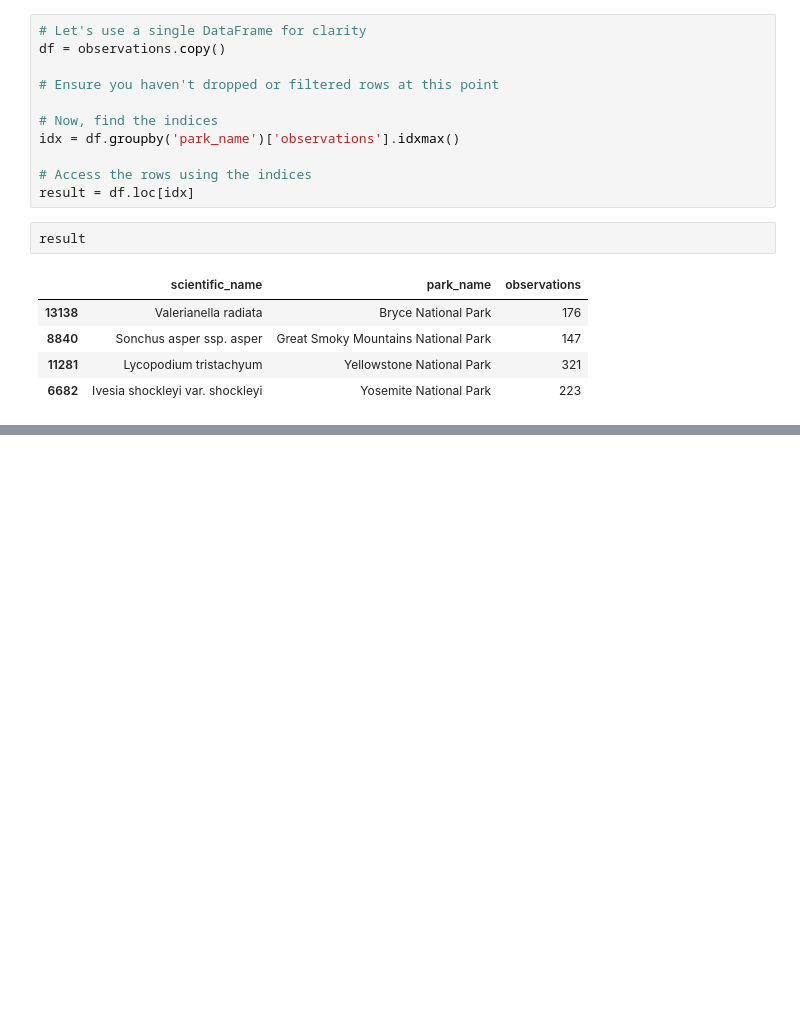
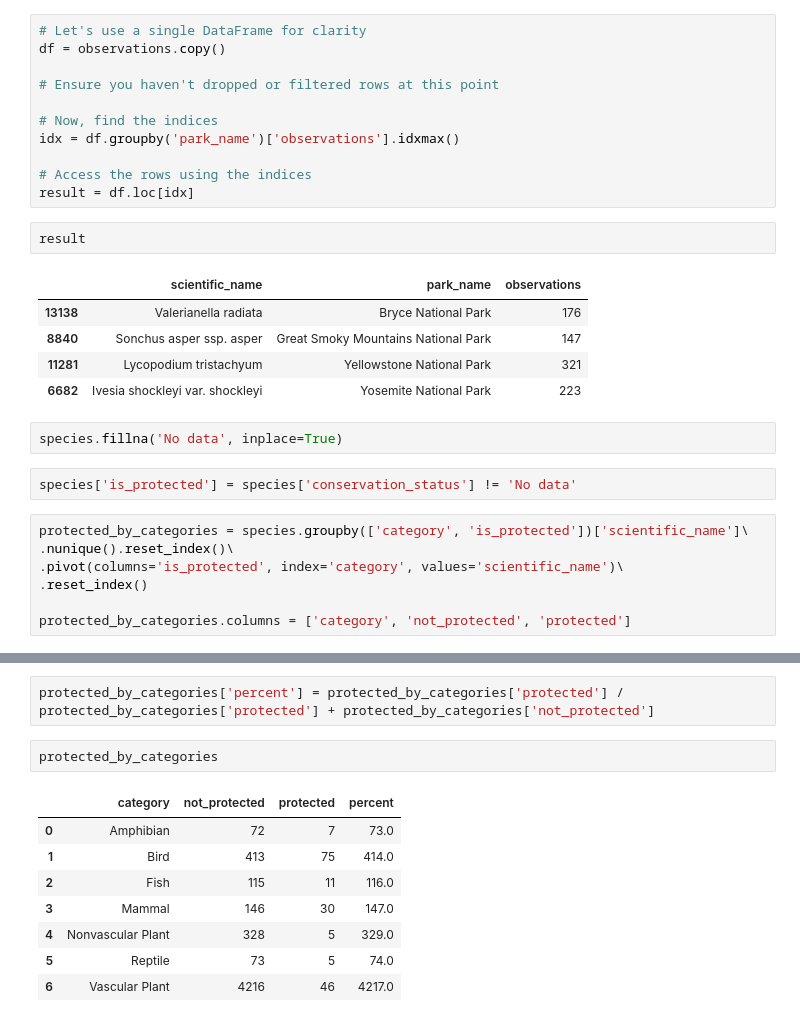
Before and after one commit to bartmj/Biodiversity-EDA, a Jupyter notebook: biodiversity.ipynb, the cells around one changed output, grey strips where cells are left out. Drawn from its saved outputs; the diff is of its cells as text; blank space fills up the shorter version.

```diff
--- a/biodiversity.ipynb
+++ b/biodiversity.ipynb
@@ -132,3 +157,14 @@ result
 | 8840 | Sonchus asper ssp. asper | Great Smoky Mountains National Park | 147 |
 | 11281 | Lycopodium tristachyum | Yellowstone National Park | 321 |
 | 6682 | Ivesia shockleyi var. shockleyi | Yosemite National Park | 223 |
+# %%
+species.fillna('No data', inplace=True)
+# %%
+species['is_protected'] = species['conservation_status'] != 'No data'
+# %%
+protected_by_categories = species.groupby(['category', 'is_protected'])['scientific_name']\
+.nunique().reset_index()\
+.pivot(columns='is_protected', index='category', values='scientific_name')\
+.reset_index()
+
+protected_by_categories.columns = ['category', 'not_protected', 'protected']
@@ -134,0 +182,13 @@ result
+# %%
+protected_by_categories['percent'] = protected_by_categories['protected'] / protected_by_categories['protected'] + protected_by_categories['not_protected']
+# %%
+protected_by_categories
+# %% [output]
+|  | category | not_protected | protected | percent |
+| 0 | Amphibian | 72 | 7 | 73.0 |
+| 1 | Bird | 413 | 75 | 414.0 |
+| 2 | Fish | 115 | 11 | 116.0 |
+| 3 | Mammal | 146 | 30 | 147.0 |
+| 4 | Nonvascular Plant | 328 | 5 | 329.0 |
+| 5 | Reptile | 73 | 5 | 74.0 |
+| 6 | Vascular Plant | 4216 | 46 | 4217.0 |
```
Also changed, not shown: parts of 13 cells of this notebook.
